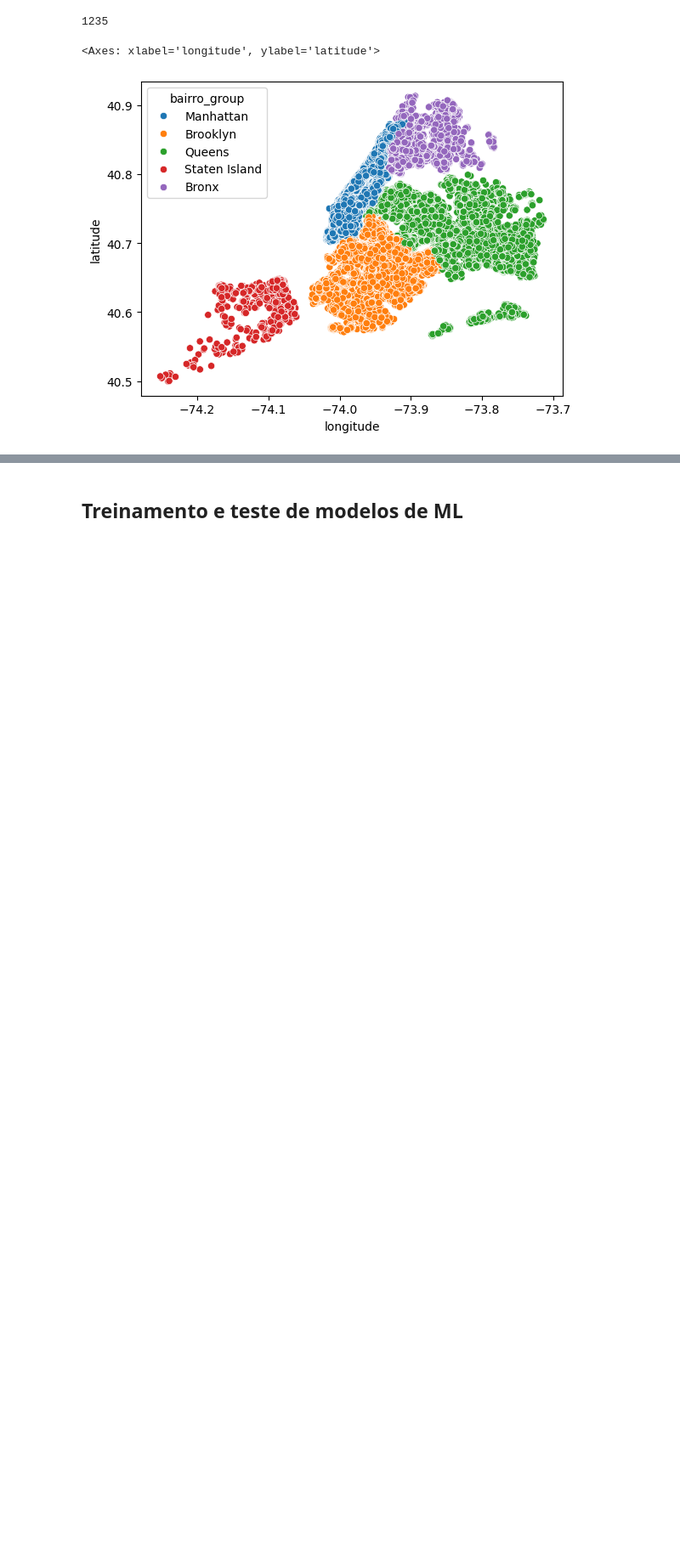
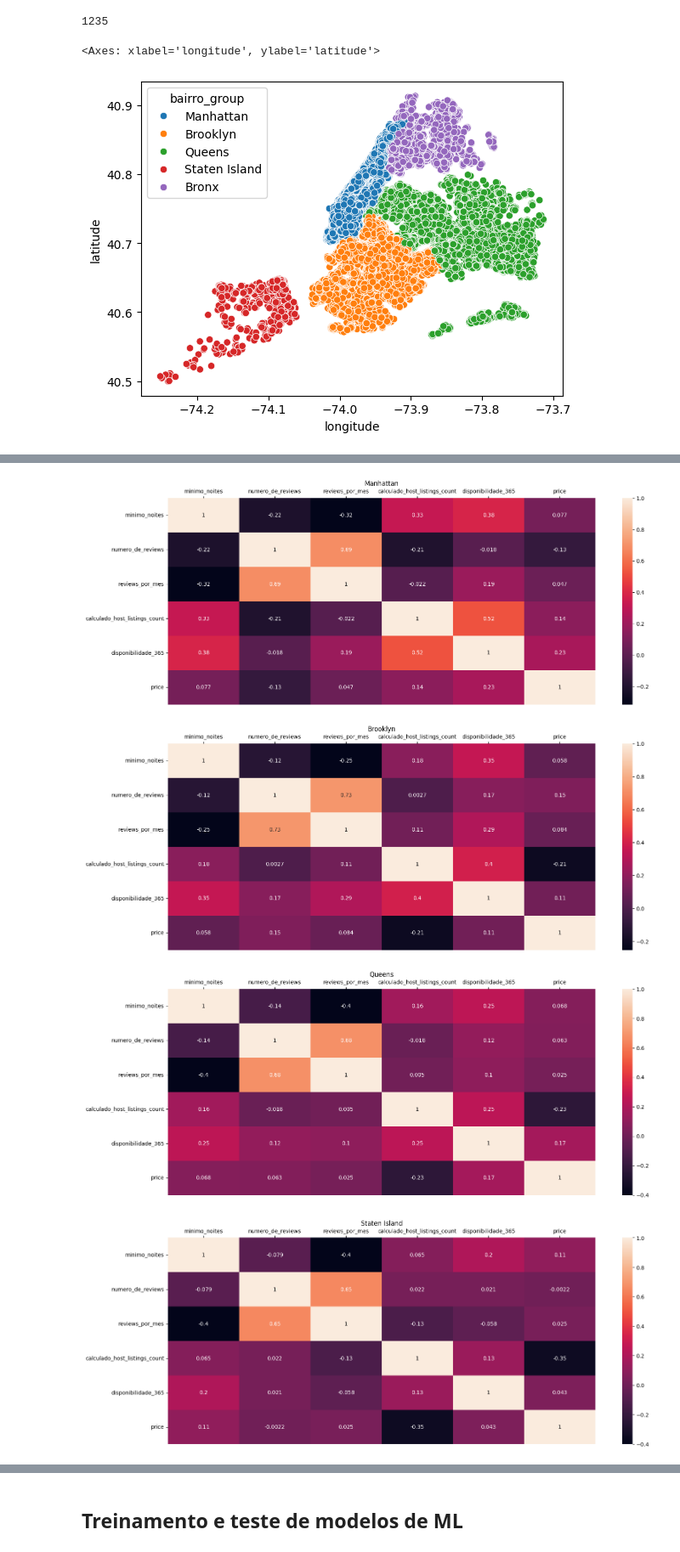
Before and after one commit to pedrobslima/LH_CD_PEDROBARROSDESOUZALIMA, a Jupyter notebook: incidium.ipynb, the cells around one changed output, grey strips where cells are left out. Shown at 85% size. Cells and saved outputs as stored; diff of their text form; code cells hidden in the pictures; blank space fills up the shorter version.

```diff
--- a/incidium.ipynb
+++ b/incidium.ipynb
@@ -440,0 +457,12 @@ sns.scatterplot(df, x='longitude', y='latitude', hue='bairro_group')#hue='price'
+# %%
+for b in df.bairro_group.unique():
+  plt.figure(figsize=(18,7))
+  hm = sns.heatmap(df.loc[(df.bairro_group==b),cols].corr(method='spearman'), annot=True)
+  hm.set(xlabel="", ylabel="", title=b)
+  hm.xaxis.tick_top()
+  plt.show()
+# %% [output]
+[figure, added]
+[figure, added]
+[figure, added]
+[figure, added]
```
Also changed, not shown: parts of 27 cells of this notebook.
